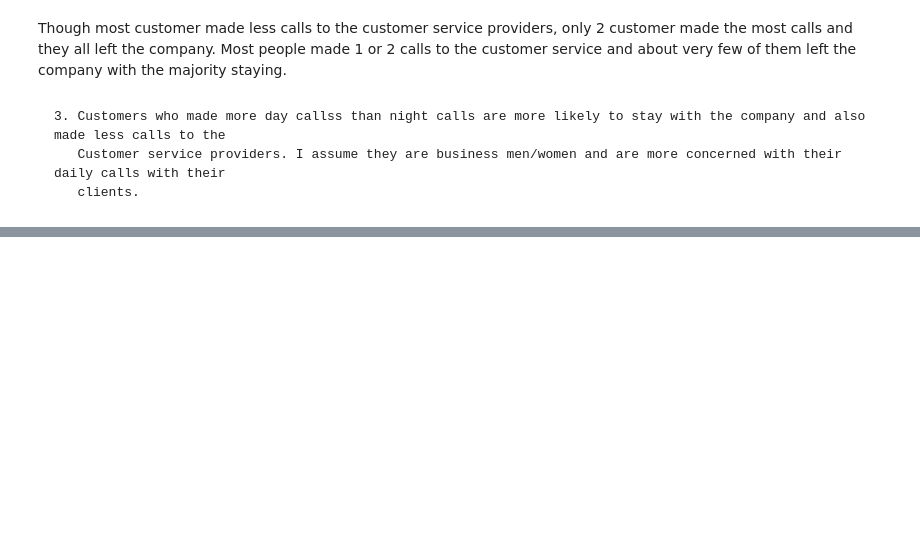
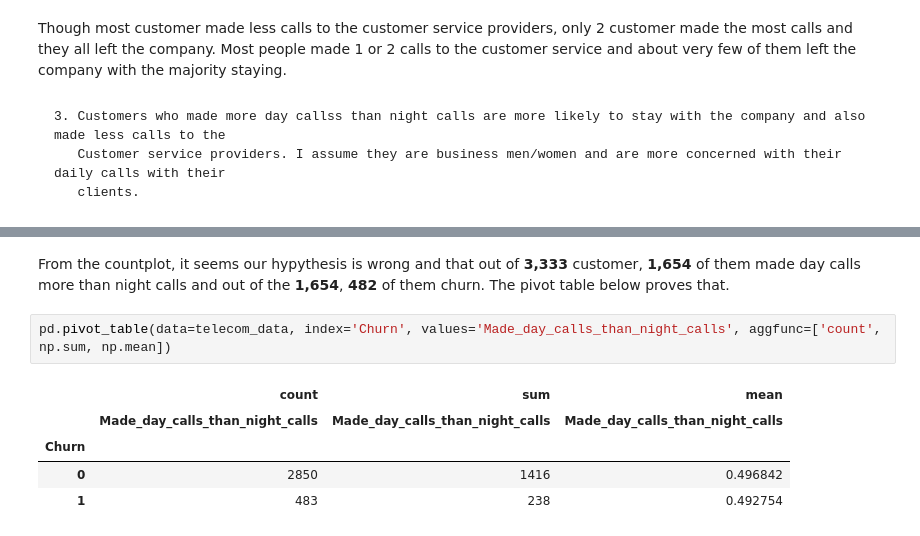
Before and after one commit to juliusmarkwei/Telecom-Churn, a Jupyter notebook: Telecom_Churn.ipynb, the cells around one changed output, grey strips where cells are left out. Saved outputs shown, nothing was run; the diff lists cells and outputs as text; blank space fills up the shorter version.

```diff
--- a/Telecom_Churn.ipynb
+++ b/Telecom_Churn.ipynb
@@ -339,0 +365,10 @@ Though most customer made less calls to the customer service providers, only 2 c
+# %% [markdown]
+From the countplot, it seems our hypythesis is wrong and that out of **3,333** customer, **1,654** of them made day calls more than night calls and out of the **1,654**, **482** of them churn. The pivot table below proves that.
+# %%
+pd.pivot_table(data=telecom_data, index='Churn', values='Made_day_calls_than_night_calls', aggfunc=['count', np.sum, np.mean])
+# %% [output]
+|  | count | sum | mean |
+|  | Made_day_calls_than_night_calls | Made_day_calls_than_night_calls | Made_day_calls_than_night_calls |
+| Churn |  |  |  |
+| 0 | 2850 | 1416 | 0.496842 |
+| 1 | 483 | 238 | 0.492754 |
```
Also changed, not shown: parts of 8 cells of this notebook.
